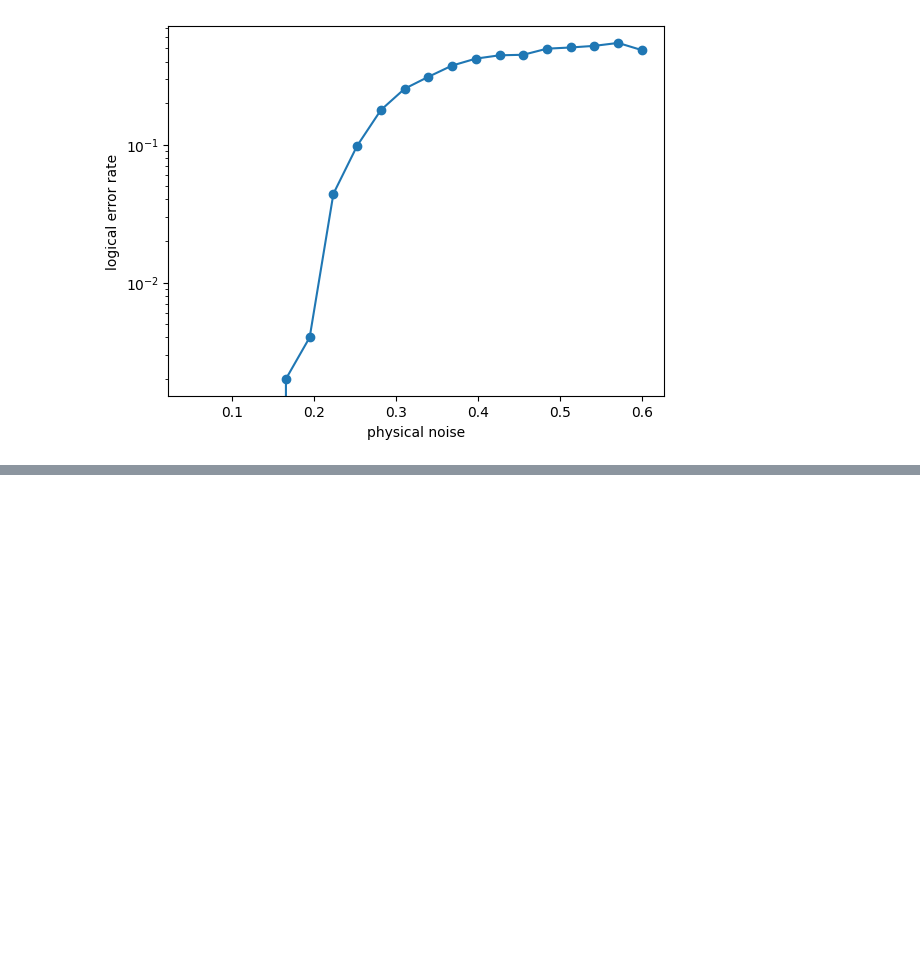
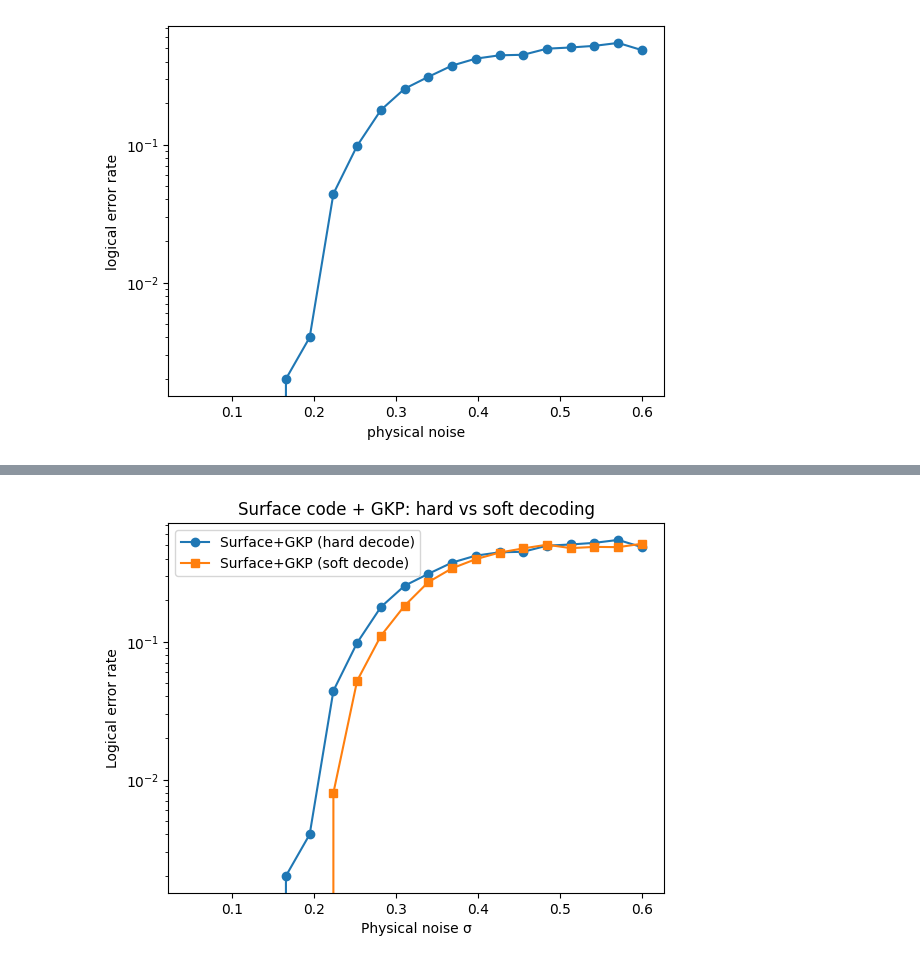
Before and after one commit to laramt04/GKP_QEC_Project_Code, a Jupyter notebook: GKP_readout_gaussian.ipynb, the cells around one changed output, grey strips where cells are left out. Saved outputs shown, nothing was run; the diff lists cells and outputs as text; code cells hidden in the pictures; blank space fills up the shorter version.

Commit message:
change graph again still bad

```diff
--- a/GKP_readout_gaussian.ipynb
+++ b/GKP_readout_gaussian.ipynb
@@ -363,0 +372,37 @@ plt.show()
+# %%
+matcher = pymatching.Matching.from_check_matrix(Hz)
+logical_rate_sc = []
+
+for sigma in sigma_vals:
+    errors = 0
+    for _ in range(n_trials):
+        sq_vals = np.zeros(Hz.shape[1])
+
+        for q in range(Hz.shape[1]):
+            dq = np.random.normal(0, sigma)
+            sq_vals[q] = ((dq + sqrt_pi/2) % sqrt_pi) - sqrt_pi/2
+
+        # soft weights from syndrome magnitude
+        p_err = np.clip(np.abs(sq_vals) / (sqrt_pi/2), 1e-6, 1-1e-6)
+        weights = np.log((1 - p_err) / p_err)
+
+        matcher = pymatching.Matching.from_check_matrix(Hz, weights=weights)
+
+        e = (np.abs(sq_vals) > sqrt_pi/2).astype(np.uint8)
+        syndrome = (Hz @ e) % 2
+        correction = matcher.decode(syndrome)
+        residual = (e + correction) % 2
+        if (residual @ logical_z) % 2:
+            errors += 1
+
+    logical_rate_sc.append(errors / n_trials)
+
+plt.semilogy(sigma_vals, logical_rate, marker='o', label='Surface+GKP (hard decode)')
+plt.semilogy(sigma_vals, logical_rate_sc, marker='s', label='Surface+GKP (soft decode)')
+plt.xlabel("Physical noise σ")
+plt.ylabel("Logical error rate")
+plt.legend()
+plt.title("Surface code + GKP: hard vs soft decoding")
+plt.show()
+# %% [output]
+[figure, added]
```
Also changed, not shown: parts of 1 cell of this notebook.
